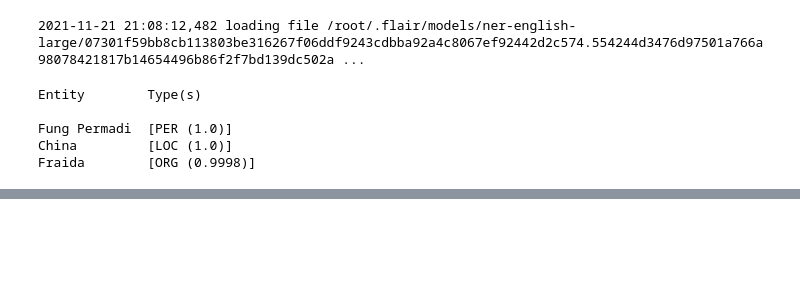
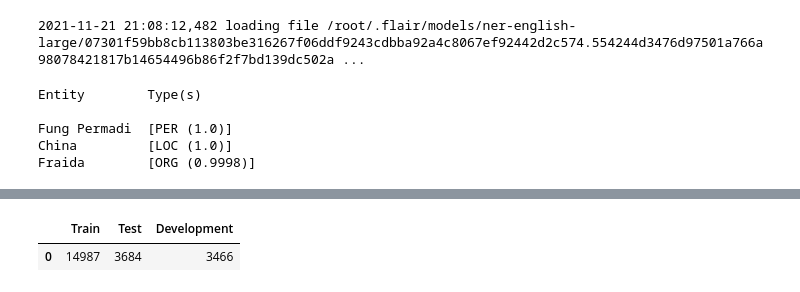
Before and after one commit to michaelmoju/ml_final_fall21, a Jupyter notebook: main.ipynb, the cells around one changed output, grey strips where cells are left out. Cells and saved outputs as stored; diff of their text form; code cells hidden in the pictures; blank space fills up the shorter version.

```diff
--- a/main.ipynb
+++ b/main.ipynb
@@ -77,0 +96,8 @@ sentence = Sentence("Fraida said that this is right.")
+# %%
+import pandas as pd
+data = [[len(corpus.train), len(corpus.test), len(corpus.dev)]]
+# Prints out the dataset sizes of train test and development in a table.
+pd.DataFrame(data, columns=["Train", "Test", "Development"])
+# %% [output]
+|  | Train | Test | Development |
+| 0 | 14987 | 3684 | 3466 |
```
Also changed, not shown: parts of 9 cells of this notebook.
